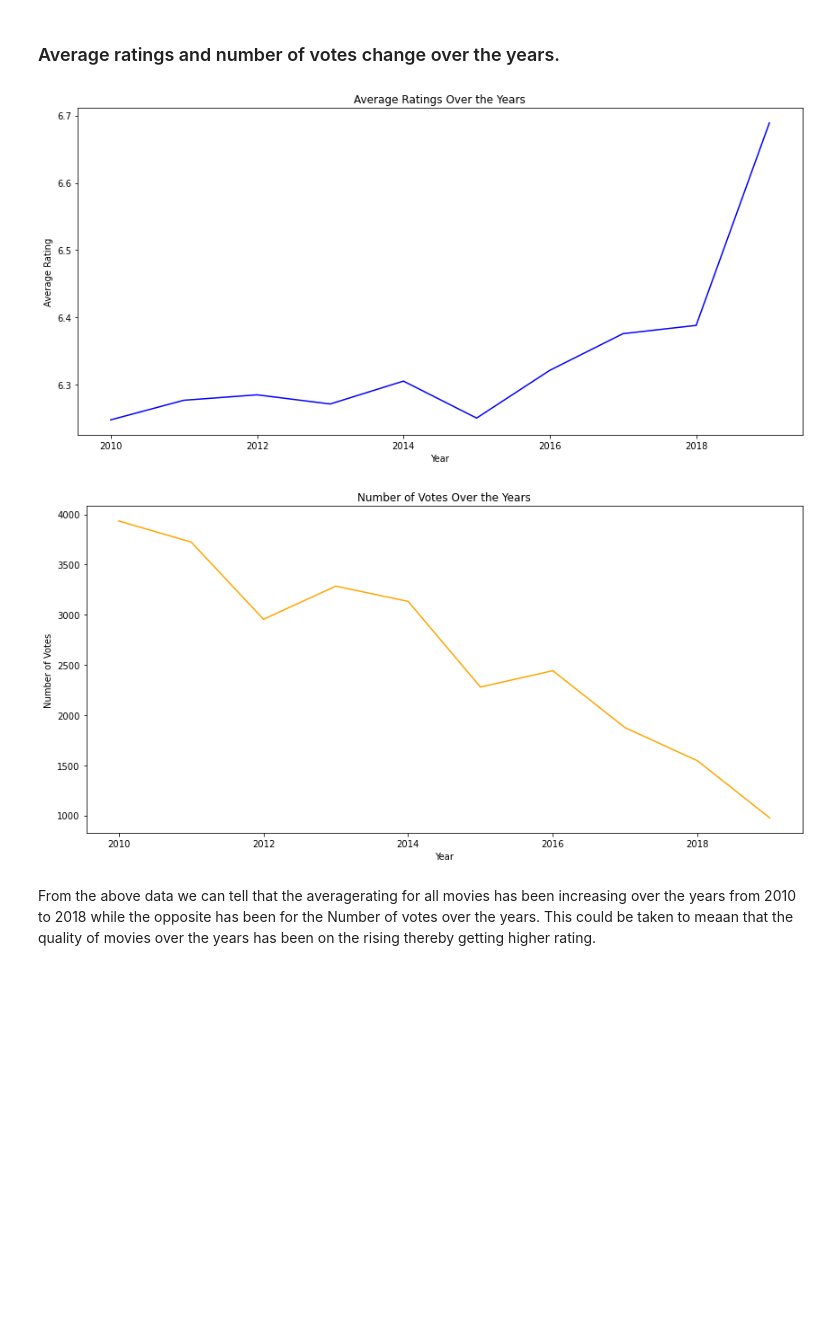
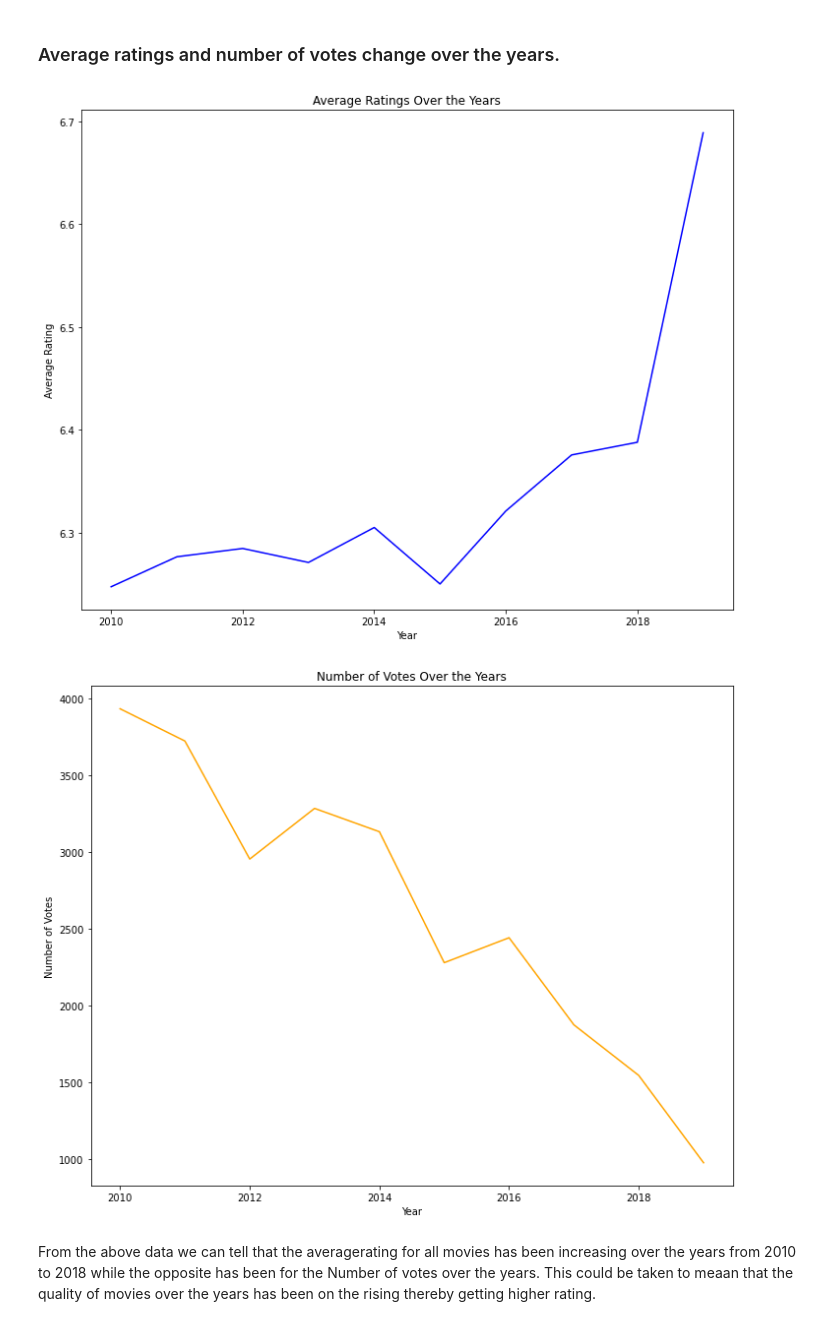
Before and after one commit to PeterMuthoma/Phase1_Project, a Jupyter notebook: student.ipynb, the cells around one changed output. Drawn from its saved outputs; the diff is of its cells as text; code cells hidden in the pictures; blank space fills up the shorter version.

```diff
--- a/student.ipynb
+++ b/student.ipynb
@@ -554,25 +566,25 @@ We now have more more cleaned data that we can generate more analysis that will
 ### Average ratings and number of votes change over the years.
 # %%
 # Line plot for average ratings over the years
-plt.figure(figsize=(12, 6))
+plt.figure(figsize=(10, 8))
 sns.lineplot(x='start_year', y='averagerating', data=Title_Rating_Merge, ci=None, color='blue')
 plt.title('Average Ratings Over the Years')
 plt.xlabel('Year')
 plt.ylabel('Average Rating')
 plt.tight_layout()
 plt.show()
 
 # Line plot for number of votes over the years
-plt.figure(figsize=(12, 6))
+plt.figure(figsize=(10, 8))
 sns.lineplot(x='start_year', y='numvotes', data=Title_Rating_Merge, ci=None, color='orange')
 plt.title('Number of Votes Over the Years')
 plt.xlabel('Year')
 plt.ylabel('Number of Votes')
 plt.tight_layout()
 plt.show()
 # %% [output]
-[figure, old version]
+[figure, new version]
-[figure, old version]
+[figure, new version]
 # %% [markdown]
 From the above data we can tell that the averagerating for all movies has been increasing over the years from 2010 to 2018 while the opposite has been for the Number of votes over the years. This could be taken to meaan that the quality of movies over the years has been on the rising thereby getting higher rating.
 # %% [markdown]
```
Also changed, not shown: parts of 24 cells of this notebook.
